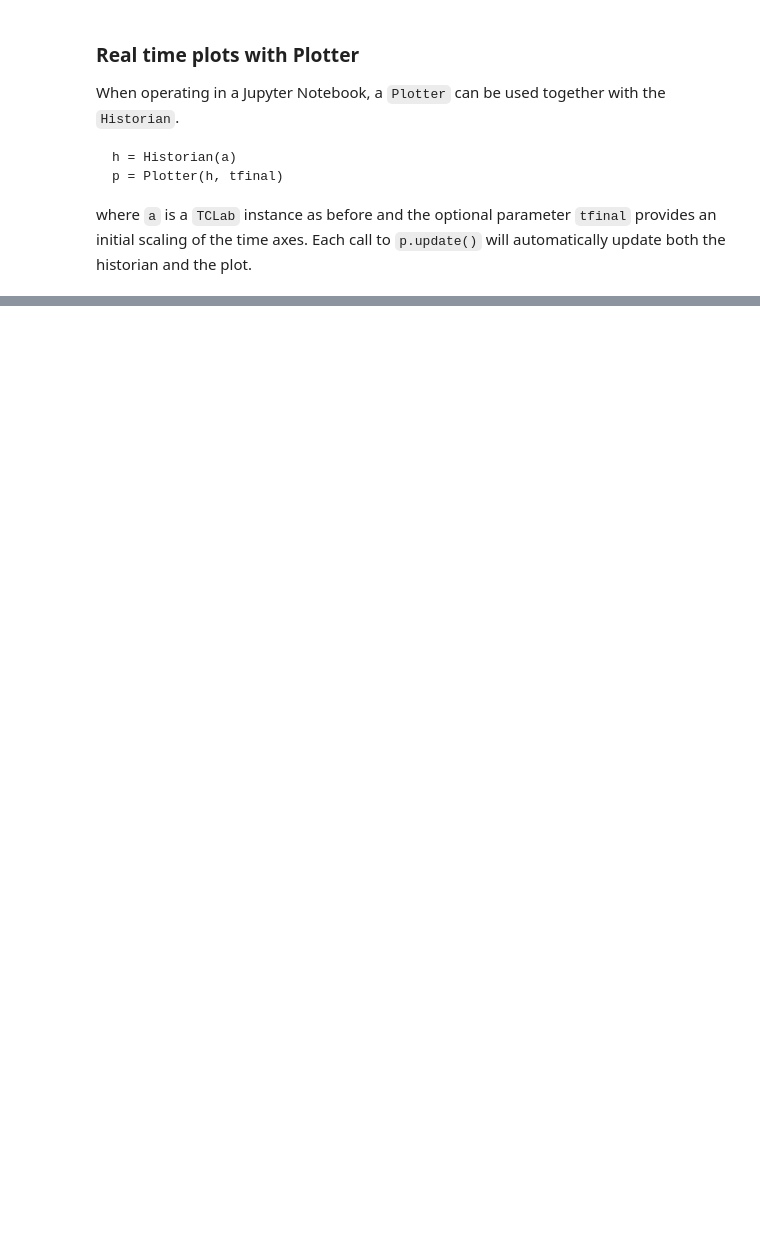
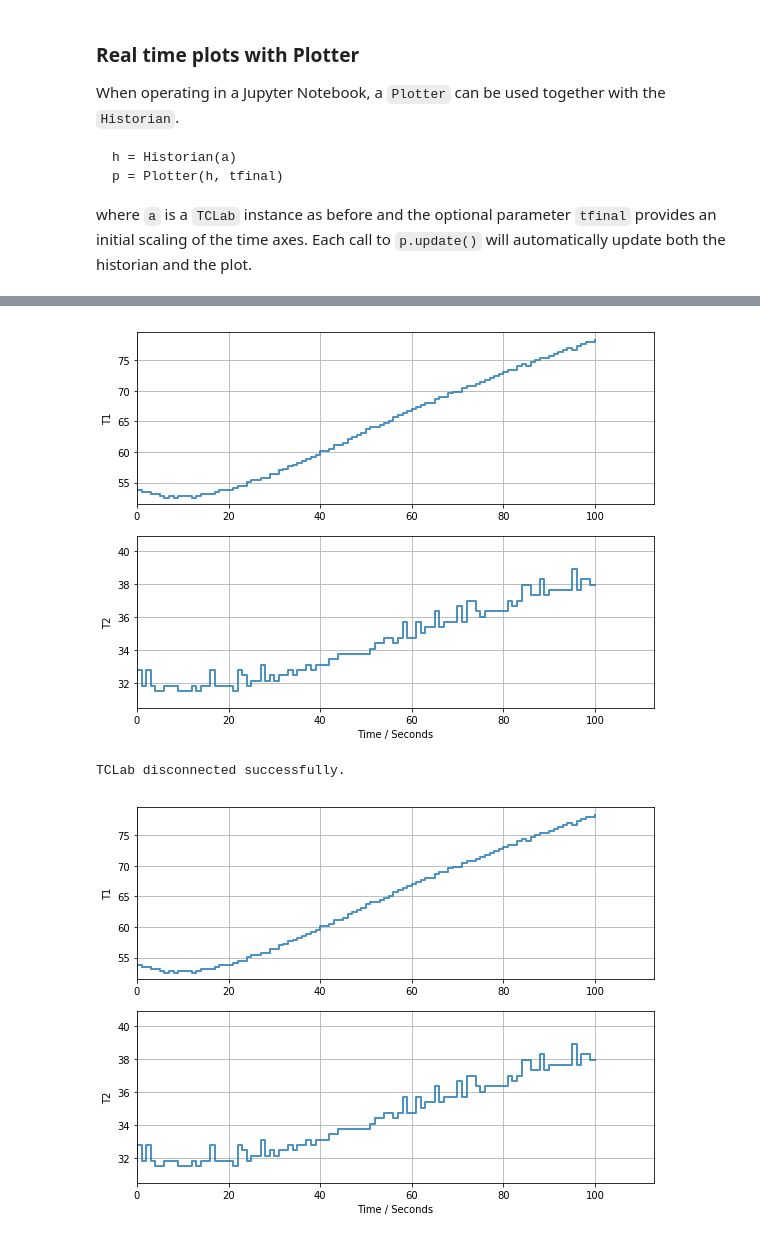
Before and after one commit to jckantor/TCLab, a Jupyter notebook: notebooks/0_TCLab_Overview.ipynb, the cells around one changed output, grey strips where cells are left out. Cells and saved outputs as stored; diff of their text form; code cells hidden in the pictures; blank space fills up the shorter version.

```diff
--- a/notebooks/0_TCLab_Overview.ipynb
+++ b/notebooks/0_TCLab_Overview.ipynb
@@ -370,0 +413,12 @@ TCLab disconnected successfully.
+# %%
+from tclab import TCLab
+
+with TCLab() as a:
+    print("Maximum power of heater 1 = ", a.P1)
+    print("Maximum power of heater 2 = ", a.P2)
+
+    print("Adjusting the maximum power of heater 1.")
+    a.P1 = 100
+
+    print("Maximum power of heater 1 = ", a.P1)
+    print("Maximum power of heater 2 = ", a.P2)
@@ -370,0 +442,17 @@ TCLab disconnected successfully.
+# %%
+%matplotlib inline
+from tclab import TCLab, clock, Historian, Plotter
+
+with TCLab() as a:
+    a.P1 = 250
+    a.P2 = 50
+    h = Historian([('T1', lambda: a.T1),('T2', lambda: a.T2)])
+    p = Plotter(h)
+    for t in clock(100):
+        a.Q1(100 if t < 100 else 0)
+        a.Q2(100 if t < 100 else 0)
+        p.update(t)
+# %% [output]
+[figure, added]
+TCLab disconnected successfully.
+[figure, added]
```
Also changed, not shown: parts of 18 cells of this notebook, 2 other files.
